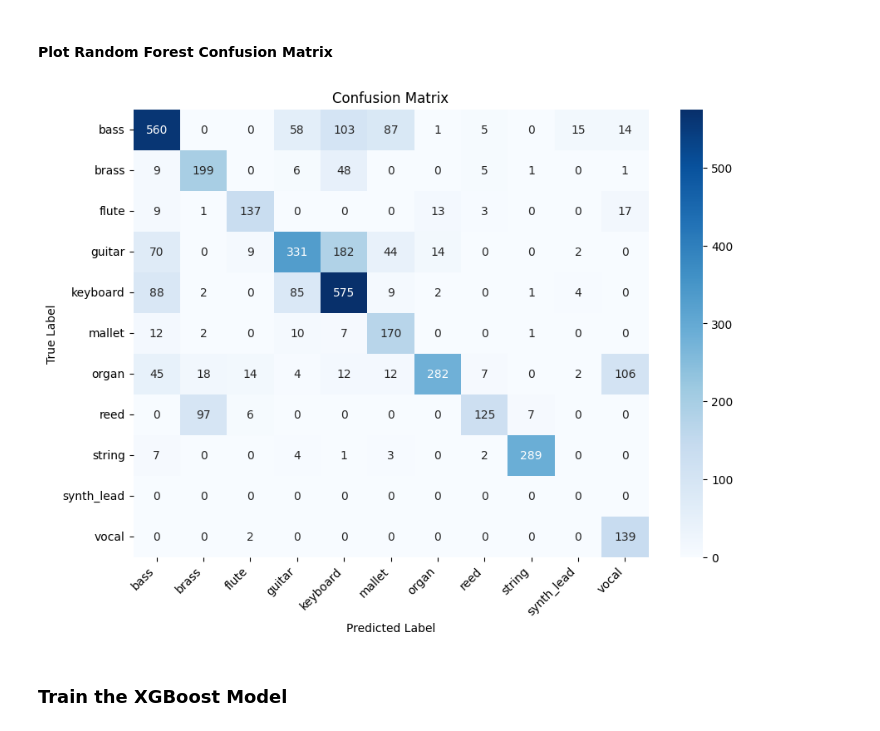
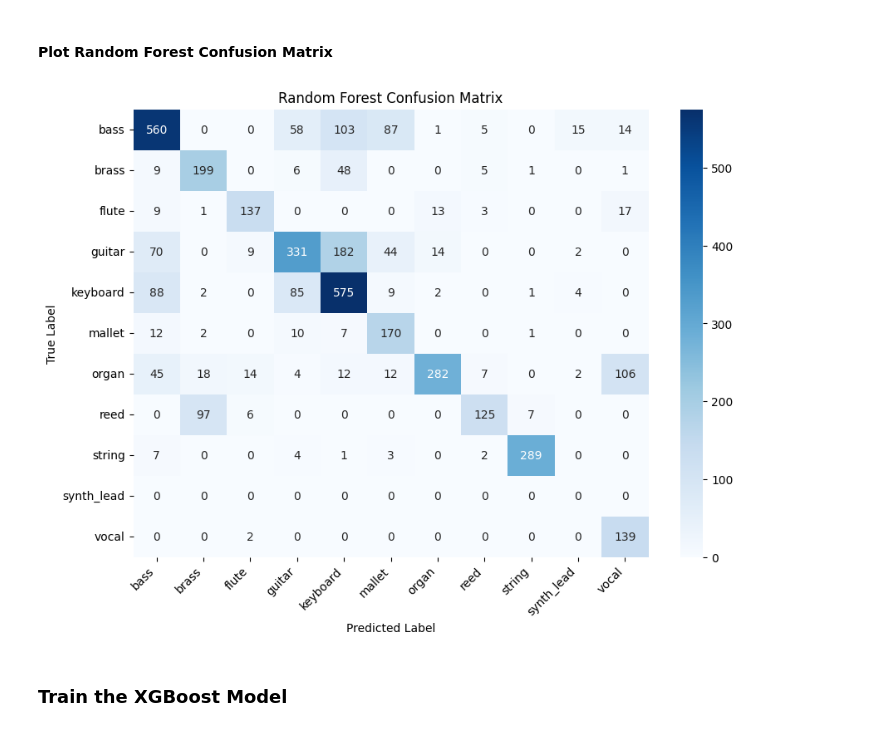
Before and after one commit to jwliao1209/Musical-Note-Classification, a Jupyter notebook: data_analysis/train_ml_model_w_signal_feature.ipynb, the cells around one changed output. Cells and saved outputs as stored; diff of their text form; code cells hidden in the pictures.

```diff
--- a/data_analysis/train_ml_model_w_signal_feature.ipynb
+++ b/data_analysis/train_ml_model_w_signal_feature.ipynb
@@ -108,14 +109,14 @@ Top-3 Accuracy: 87.94%
 # %%
 cm = confusion_matrix(y_test, y_pred)
 plt.figure(figsize=(10, 7))
 sns.heatmap(cm, annot=True, fmt='d', cmap='Blues', xticklabels=KNOWN_LABELS, yticklabels=KNOWN_LABELS)
 plt.xlabel('Predicted Label')
 plt.ylabel('True Label')
 plt.xticks(rotation=45, ha='right')
-plt.title('Confusion Matrix')
+plt.title('Random Forest Confusion Matrix')
 plt.savefig(os.path.join(RESULT_DIR, 'rf_confusion_matrix.png'))
 # %% [output]
-[figure, old version]
+[figure, new version]
 # %% [markdown]
 ### Train the XGBoost Model
 # %%
```
Also changed, not shown: parts of 8 cells of this notebook, 21 other files.
